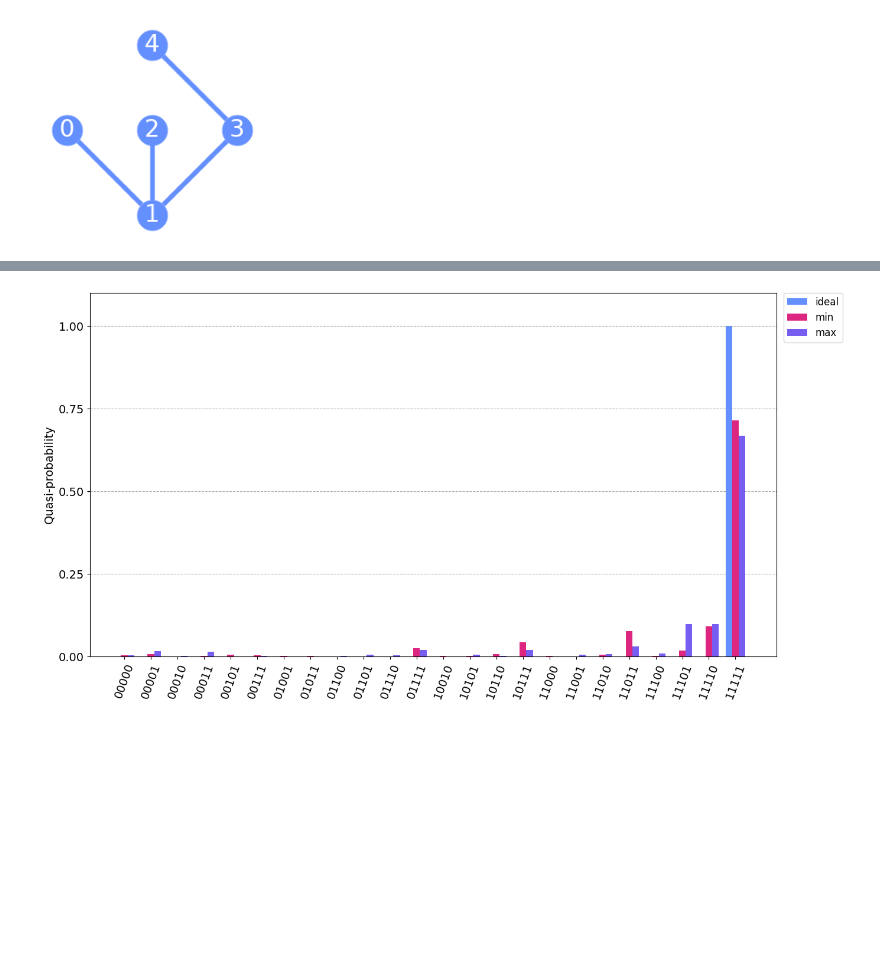
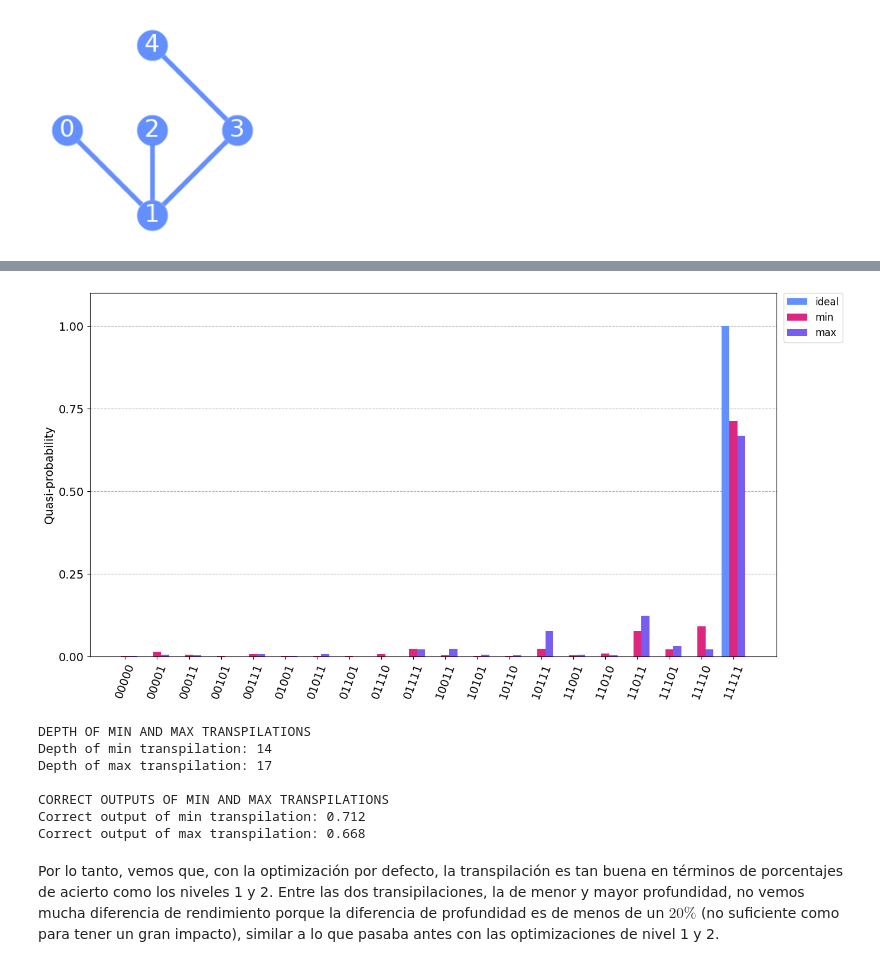
Before and after one commit to jorgevazquezperez/MQIST, a Jupyter notebook: HCC/Maria/Practicas/JorgeVazquez_HW.Practica2.ipynb, the cells around one changed output, grey strips where cells are left out. Saved outputs shown, nothing was run; the diff lists cells and outputs as text; code cells hidden in the pictures; blank space fills up the shorter version.

```diff
--- a/HCC/Maria/Practicas/JorgeVazquez_HW.Practica2.ipynb
+++ b/HCC/Maria/Practicas/JorgeVazquez_HW.Practica2.ipynb
@@ -109,5 +136,9 @@ counts["ideal"] = execute(qc, Aer.get_backend("qasm_simulator"), shots=shots).re
 for i, (tqc, tqc_str) in enumerate(tqcs):
     counts[tqc_str] = execute(tqc, backend, shots=shots).result().get_counts()
 
-plot_distribution([count for _, count in counts.items()], legend=[tqc_str for tqc_str, _ in counts.items()], bar_labels=False, figsize=(15, 8))
+display(plot_distribution([count for _, count in counts.items()], legend=[tqc_str for tqc_str, _ in counts.items()], bar_labels=False, figsize=(15, 8)))
+
+print("OPTIMIZATION LEVELS CORRECT OUTPUTS")
+for tqc_str, count in counts.items():
+    print(f"Correct output of {tqc_str}: {count['11111']/shots}")
 # %% [output]
@@ -115,17 +155,34 @@ plot_distribution([count for _, count in counts.items()], legend=[tqc_str for tq
 # %%
 tranpilations = []
 
 for _ in range(100):
-    tqc = transpile(qc, backend, optimization_level=2)
+    tqc = transpile(qc, backend)
     tranpilations.append(tqc)
 
     min_transpilation = min(tranpilations, key=lambda tqc: tqc.depth())
     max_transpilation = max(tranpilations, key=lambda tqc: tqc.depth())
 
 counts = {"ideal": counts["ideal"]}
 counts["min"] = execute(min_transpilation, backend, shots=shots).result().get_counts()
 counts["max"] = execute(max_transpilation, backend, shots=shots).result().get_counts()
 
-plot_distribution([count for _, count in counts.items()], legend=[tqc_str for tqc_str, _ in counts.items()], bar_labels=False, figsize=(15, 8))
+display(plot_distribution([count for _, count in counts.items()], legend=[tqc_str for tqc_str, _ in counts.items()], bar_labels=False, figsize=(15, 8)))
+
+print("DEPTH OF MIN AND MAX TRANSPILATIONS")
+print(f"Depth of min transpilation: {min_transpilation.depth()}")
+print(f"Depth of max transpilation: {max_transpilation.depth()}")
+
+print("\nCORRECT OUTPUTS OF MIN AND MAX TRANSPILATIONS")
+print(f"Correct output of min transpilation: {counts['min']['11111']/shots}")
+print(f"Correct output of max transpilation: {counts['max']['11111']/shots}")
 # %% [output]
-[figure, old version]
+[figure, new version]
+DEPTH OF MIN AND MAX TRANSPILATIONS
+Depth of min transpilation: 14
+Depth of max transpilation: 17
+
+CORRECT OUTPUTS OF MIN AND MAX TRANSPILATIONS
+Correct output of min transpilation: 0.712
+Correct output of max transpilation: 0.668
+# %% [markdown]
+Por lo tanto, vemos que, con la optimización por defecto, la transpilación es tan buena en términos de porcentajes de acierto como los niveles 1 y 2. Entre las dos transipilaciones, la de menor y mayor profundidad, no vemos mucha diferencia de rendimiento porque la diferencia de profundidad es de menos de un $20\%$ (no suficiente como para tener un gran impacto), similar a lo que pasaba antes con las optimizaciones de nivel 1 y 2.
```
Also changed, not shown: parts of 10 cells of this notebook, 2 other files.
